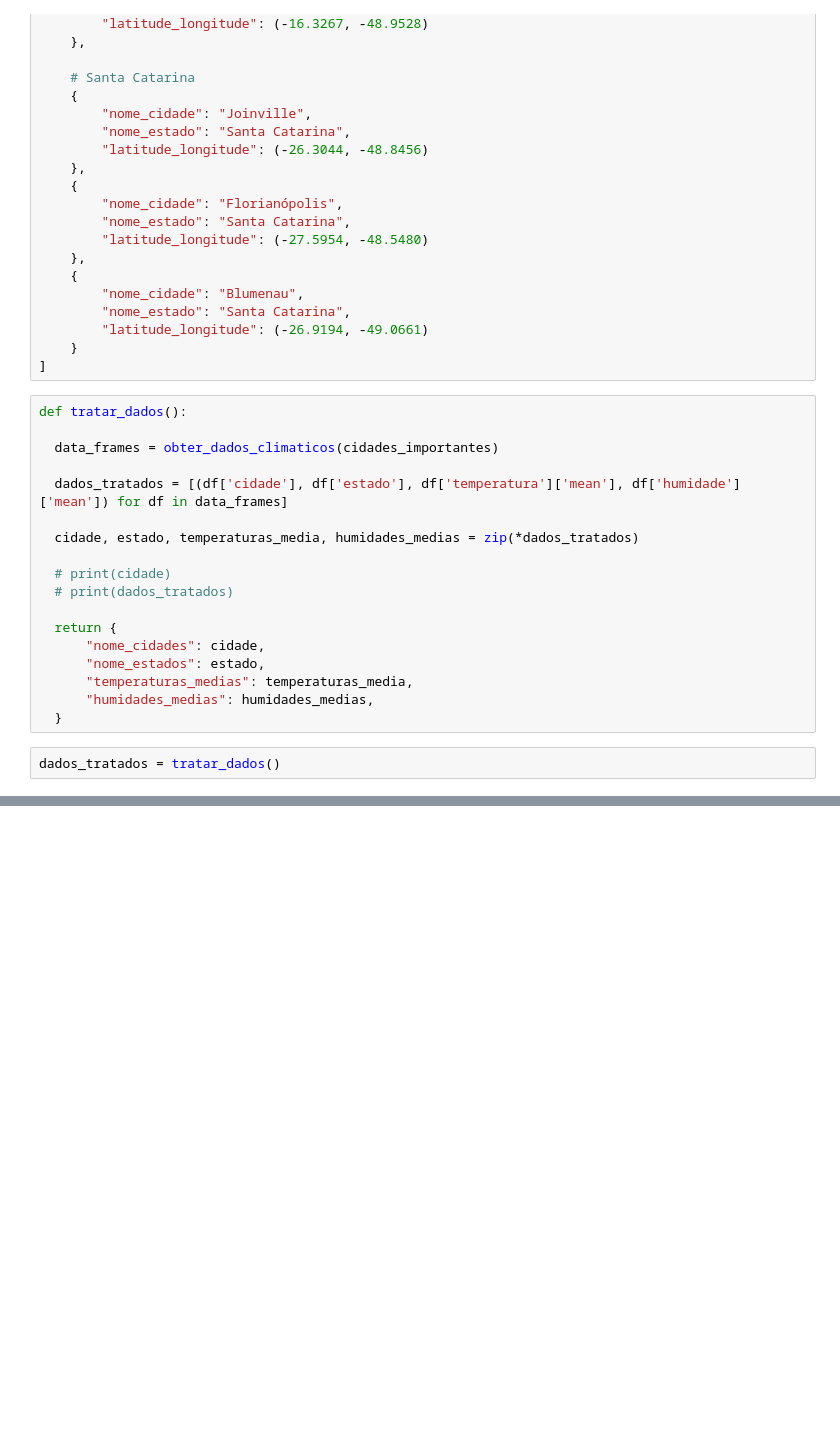
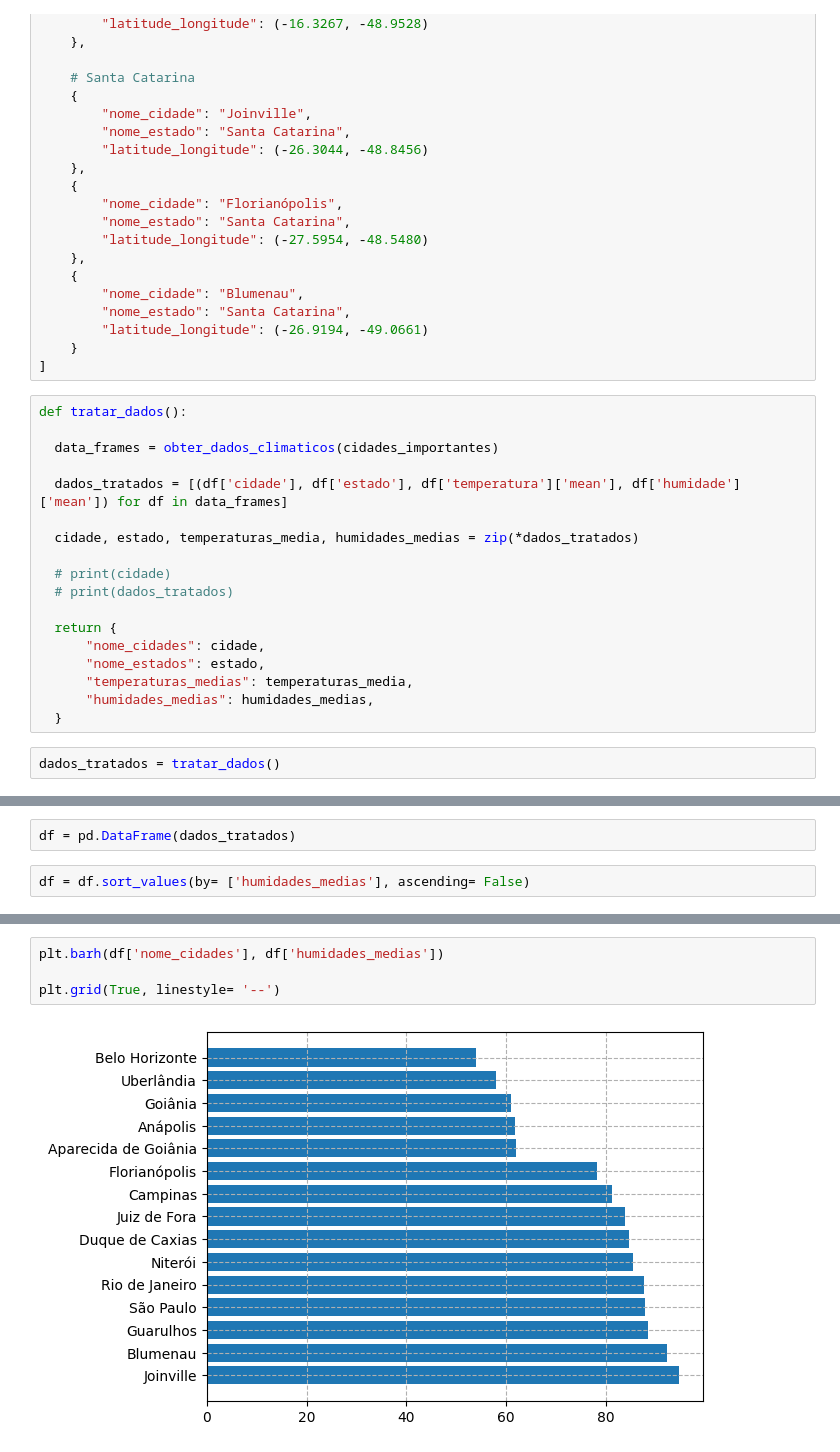
Before and after one commit to lucassilva-aiengineer/Pratica-Data-Sciense, a Jupyter notebook: pratica_3/pratica_datasciense_3.ipynb, the cells around one changed output, grey strips where cells are left out. Saved outputs shown, nothing was run; the diff lists cells and outputs as text; blank space fills up the shorter version.

```diff
--- a/pratica_3/pratica_datasciense_3.ipynb
+++ b/pratica_3/pratica_datasciense_3.ipynb
@@ -201,0 +214,4 @@ plt.show()
+# %%
+df = pd.DataFrame(dados_tratados)
+# %%
+df = df.sort_values(by= ['humidades_medias'], ascending= False)
@@ -201,0 +233,6 @@ plt.show()
+# %%
+plt.barh(df['nome_cidades'], df['humidades_medias'])
+
+plt.grid(True, linestyle= '--')
+# %% [output]
+[figure, added]
```
Also changed, not shown: parts of 7 cells of this notebook.
